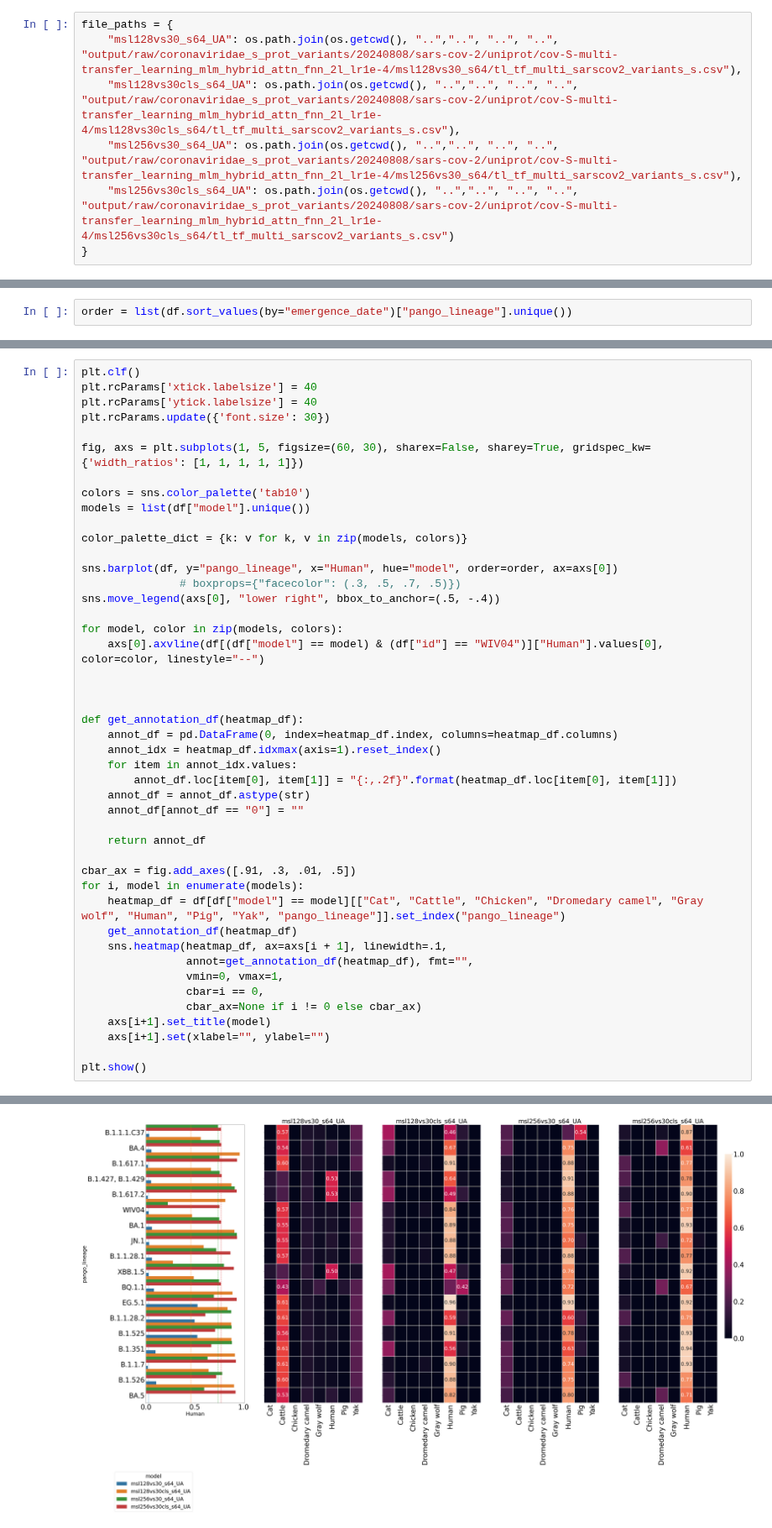
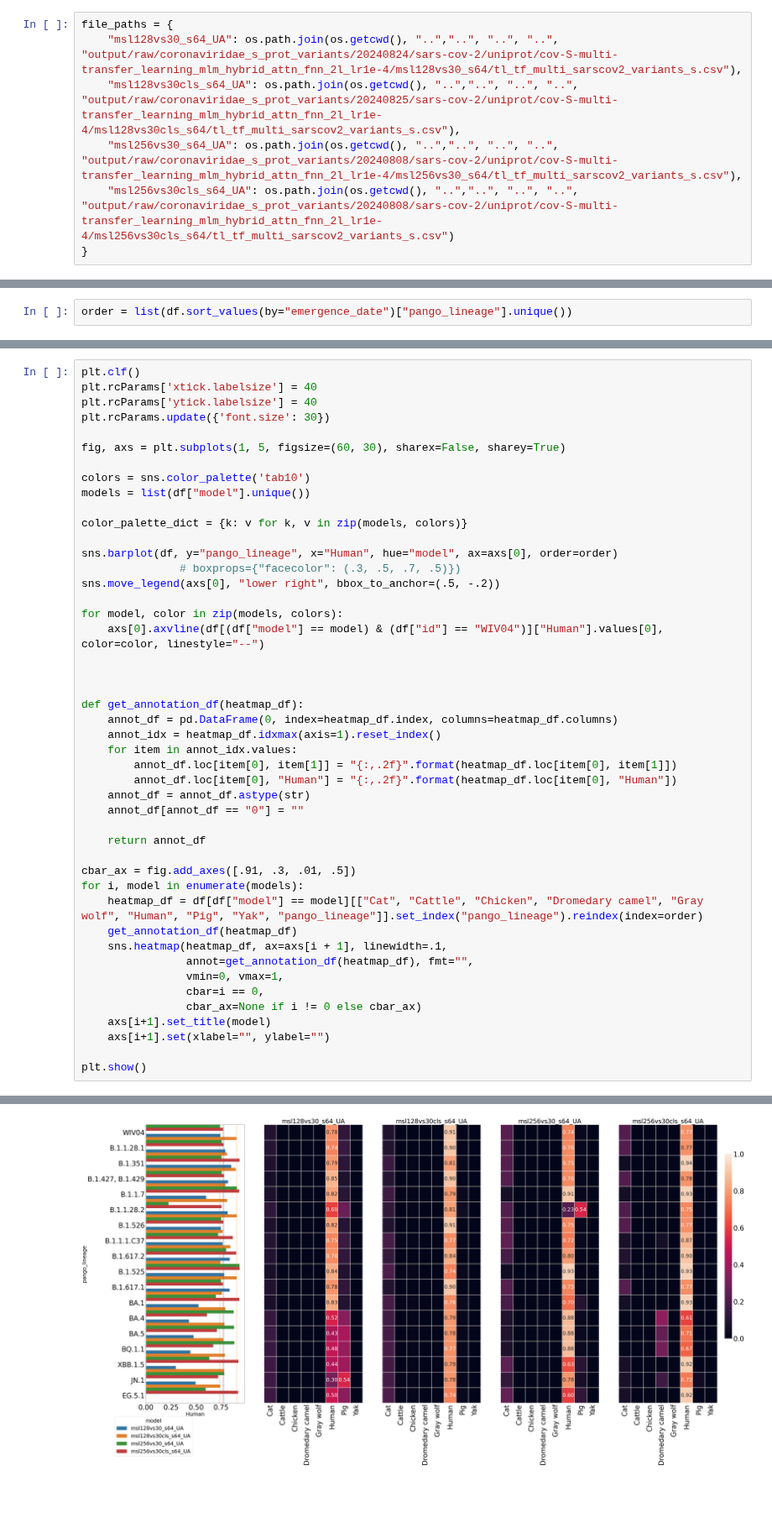
Before and after one commit to NSF-COMPASS-Center/HAVEN, a Jupyter notebook: src/jupyter_notebooks/results-analysis/coronaviridae/sarscov2_s_prot_variants_prediction_uniprot.ipynb, the cells around one changed output, grey strips where cells are left out. Shown at 84% size. Drawn from its saved outputs; the diff is of its cells as text; blank space fills up the shorter version.

```diff
--- a/src/jupyter_notebooks/results-analysis/coronaviridae/sarscov2_s_prot_variants_prediction_uniprot.ipynb
+++ b/src/jupyter_notebooks/results-analysis/coronaviridae/sarscov2_s_prot_variants_prediction_uniprot.ipynb
@@ -34,8 +34,8 @@ from statistics import mean
 from datetime import datetime
 # %%
 file_paths = {
-    "msl128vs30_s64_UA": os.path.join(os.getcwd(), "..","..", "..", "..", "output/raw/coronaviridae_s_prot_variants/20240808/sars-cov-2/uniprot/cov-S-multi-transfer_learning_mlm_hybrid_attn_fnn_2l_lr1e-4/msl128vs30_s64/tl_tf_multi_sarscov2_variants_s.csv"),
-    "msl128vs30cls_s64_UA": os.path.join(os.getcwd(), "..","..", "..", "..", "output/raw/coronaviridae_s_prot_variants/20240808/sars-cov-2/uniprot/cov-S-multi-transfer_learning_mlm_hybrid_attn_fnn_2l_lr1e-4/msl128vs30cls_s64/tl_tf_multi_sarscov2_variants_s.csv"),
+    "msl128vs30_s64_UA": os.path.join(os.getcwd(), "..","..", "..", "..", "output/raw/coronaviridae_s_prot_variants/20240824/sars-cov-2/uniprot/cov-S-multi-transfer_learning_mlm_hybrid_attn_fnn_2l_lr1e-4/msl128vs30_s64/tl_tf_multi_sarscov2_variants_s.csv"),
+    "msl128vs30cls_s64_UA": os.path.join(os.getcwd(), "..","..", "..", "..", "output/raw/coronaviridae_s_prot_variants/20240825/sars-cov-2/uniprot/cov-S-multi-transfer_learning_mlm_hybrid_attn_fnn_2l_lr1e-4/msl128vs30cls_s64/tl_tf_multi_sarscov2_variants_s.csv"),
     "msl256vs30_s64_UA": os.path.join(os.getcwd(), "..","..", "..", "..", "output/raw/coronaviridae_s_prot_variants/20240808/sars-cov-2/uniprot/cov-S-multi-transfer_learning_mlm_hybrid_attn_fnn_2l_lr1e-4/msl256vs30_s64/tl_tf_multi_sarscov2_variants_s.csv"),
     "msl256vs30cls_s64_UA": os.path.join(os.getcwd(), "..","..", "..", "..", "output/raw/coronaviridae_s_prot_variants/20240808/sars-cov-2/uniprot/cov-S-multi-transfer_learning_mlm_hybrid_attn_fnn_2l_lr1e-4/msl256vs30cls_s64/tl_tf_multi_sarscov2_variants_s.csv")
 }
@@ -124,45 +161,46 @@ plt.rcParams['xtick.labelsize'] = 40
 plt.rcParams['ytick.labelsize'] = 40
 plt.rcParams.update({'font.size': 30})
 
-fig, axs = plt.subplots(1, 5, figsize=(60, 30), sharex=False, sharey=True, gridspec_kw={'width_ratios': [1, 1, 1, 1, 1]})
+fig, axs = plt.subplots(1, 5, figsize=(60, 30), sharex=False, sharey=True)
 
 colors = sns.color_palette('tab10')
 models = list(df["model"].unique())
 
 color_palette_dict = {k: v for k, v in zip(models, colors)}
 
-sns.barplot(df, y="pango_lineage", x="Human", hue="model", order=order, ax=axs[0])
+sns.barplot(df, y="pango_lineage", x="Human", hue="model", ax=axs[0], order=order)
                # boxprops={"facecolor": (.3, .5, .7, .5)})
-sns.move_legend(axs[0], "lower right", bbox_to_anchor=(.5, -.4))
+sns.move_legend(axs[0], "lower right", bbox_to_anchor=(.5, -.2))
 
 for model, color in zip(models, colors):
     axs[0].axvline(df[(df["model"] == model) & (df["id"] == "WIV04")]["Human"].values[0], color=color, linestyle="--")
 
 
 
 def get_annotation_df(heatmap_df):
     annot_df = pd.DataFrame(0, index=heatmap_df.index, columns=heatmap_df.columns)
     annot_idx = heatmap_df.idxmax(axis=1).reset_index()
     for item in annot_idx.values:
         annot_df.loc[item[0], item[1]] = "{:,.2f}".format(heatmap_df.loc[item[0], item[1]])
+        annot_df.loc[item[0], "Human"] = "{:,.2f}".format(heatmap_df.loc[item[0], "Human"])
     annot_df = annot_df.astype(str)
     annot_df[annot_df == "0"] = ""
 
     return annot_df
 
 cbar_ax = fig.add_axes([.91, .3, .01, .5])
 for i, model in enumerate(models):
-    heatmap_df = df[df["model"] == model][["Cat", "Cattle", "Chicken", "Dromedary camel", "Gray wolf", "Human", "Pig", "Yak", "pango_lineage"]].set_index("pango_lineage")
+    heatmap_df = df[df["model"] == model][["Cat", "Cattle", "Chicken", "Dromedary camel", "Gray wolf", "Human", "Pig", "Yak", "pango_lineage"]].set_index("pango_lineage").reindex(index=order)
     get_annotation_df(heatmap_df)
     sns.heatmap(heatmap_df, ax=axs[i + 1], linewidth=.1,
                 annot=get_annotation_df(heatmap_df), fmt="",
                 vmin=0, vmax=1,
                 cbar=i == 0,
                 cbar_ax=None if i != 0 else cbar_ax)
     axs[i+1].set_title(model)
     axs[i+1].set(xlabel="", ylabel="")
 
 plt.show()
 # %% [output]
 <Figure size 432x288 with 0 Axes>
-[figure, old version]
+[figure, new version]
```
Also changed, not shown: parts of 6 cells of this notebook, 2 other files.
